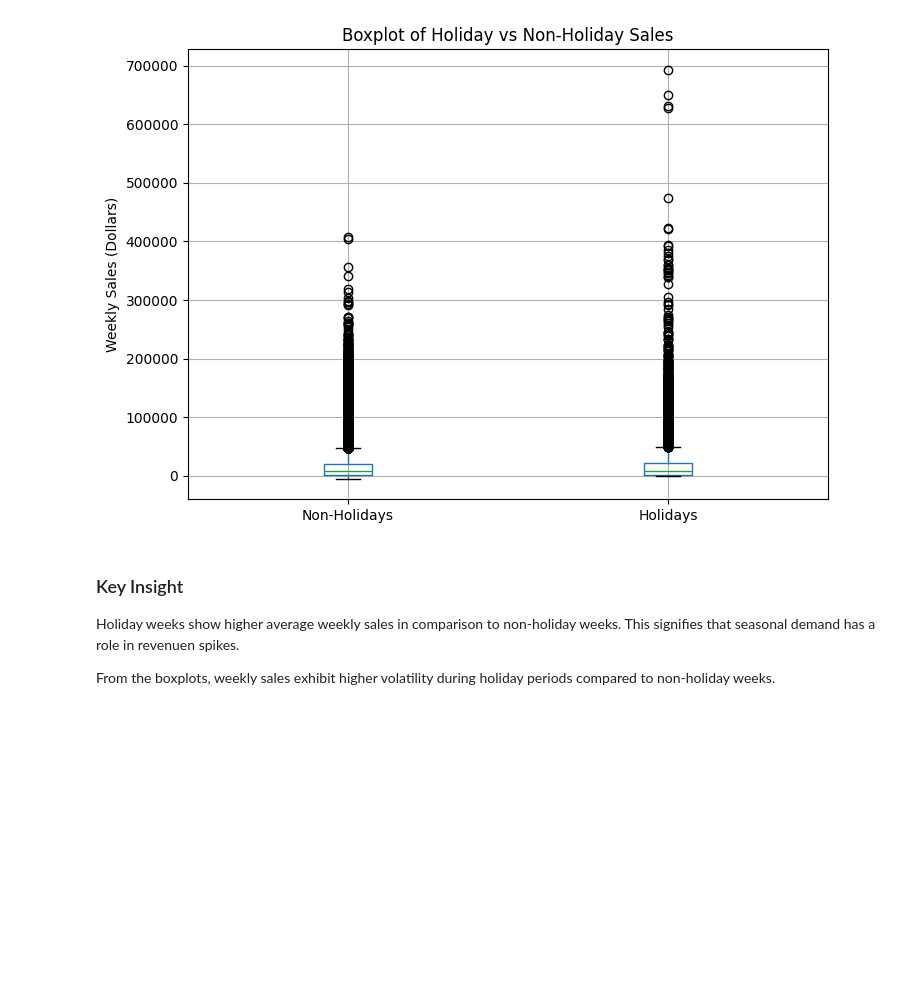
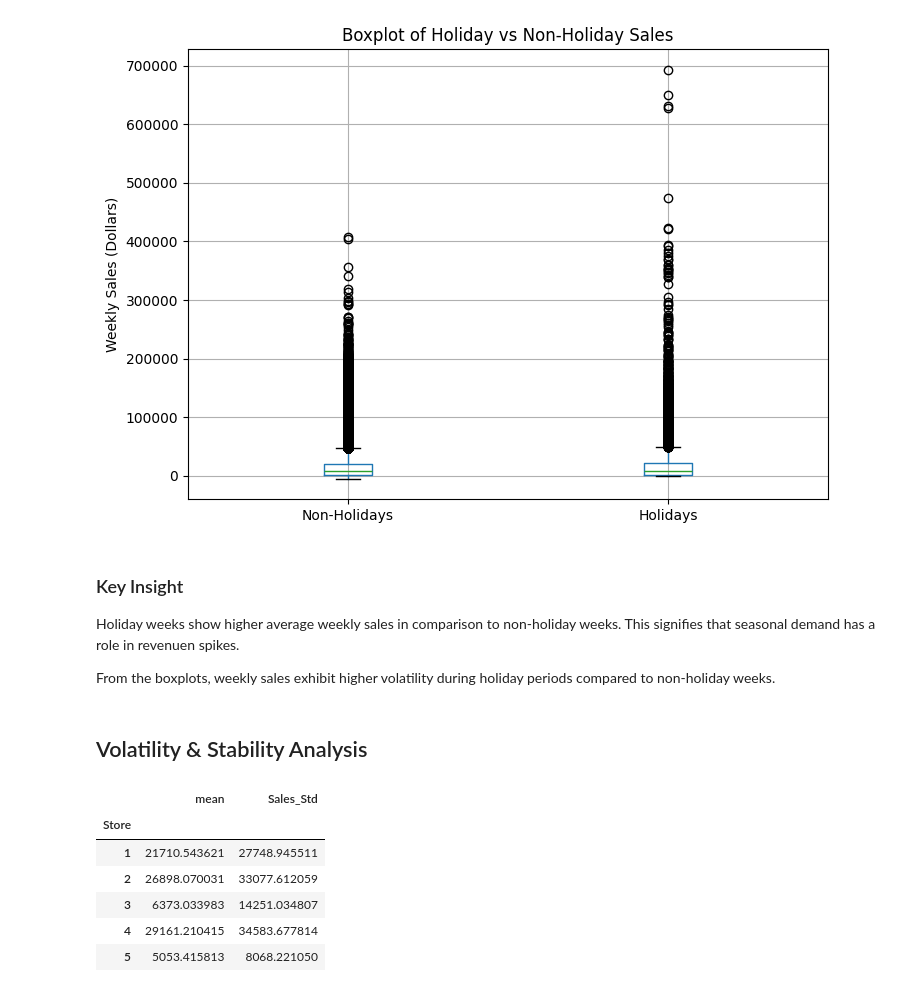
Before and after one commit to DavidO1621/Walmart-kpi-project, a Jupyter notebook: notebooks/01_EDA.ipynb, the cells around one changed output. Cells and saved outputs as stored; diff of their text form; code cells hidden in the pictures; blank space fills up the shorter version.

```diff
--- a/notebooks/01_EDA.ipynb
+++ b/notebooks/01_EDA.ipynb
@@ -171,3 +171,21 @@ plt.show()
 Holiday weeks show higher average weekly sales in comparison to non-holiday weeks. This signifies that seasonal demand has a role in revenuen spikes.
 
 From the boxplots, weekly sales exhibit higher volatility during holiday periods compared to non-holiday weeks.
+# %% [markdown]
+## Volatility & Stability Analysis
+# %%
+#extract each store's average and std weekly sales
+volatility_df =(
+    df.groupby('Store')['Weekly_Sales']
+        .agg(['mean','std'])
+        .rename(columns ={'std':'Sales_Std'})
+)
+volatility_df.head()
+# %% [output]
+|  | mean | Sales_Std |
+| Store |  |  |
+| 1 | 21710.543621 | 27748.945511 |
+| 2 | 26898.070031 | 33077.612059 |
+| 3 | 6373.033983 | 14251.034807 |
+| 4 | 29161.210415 | 34583.677814 |
+| 5 | 5053.415813 | 8068.221050 |
```
Also changed, not shown: parts of 2 cells of this notebook.
